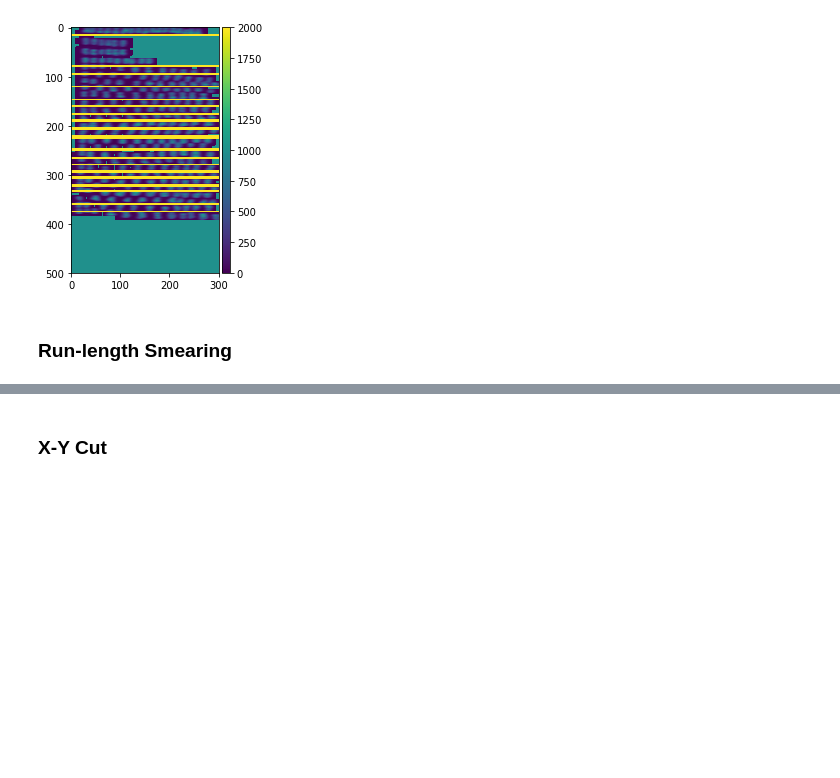
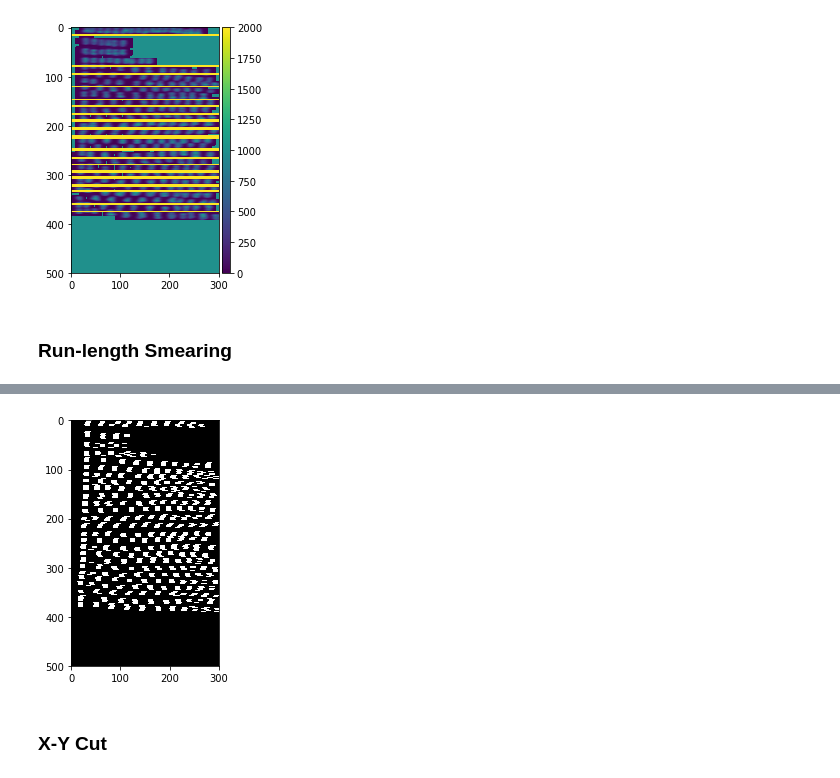
Before and after one commit to clemsciences/ohcr, a Jupyter notebook: tutorial.ipynb, the cells around one changed output, grey strips where cells are left out. Cells and saved outputs as stored; diff of their text form; code cells hidden in the pictures; blank space fills up the shorter version.

```diff
--- a/tutorial.ipynb
+++ b/tutorial.ipynb
@@ -191,3 +213,8 @@ def fill_columns(image, gap_tolerance):
+# %%
+skio.imshow(im_columns_filled % im_lines_filled)
+skio.show()
+# %% [output]
+[figure, added]
 # %% [markdown]
 ### X-Y Cut
 # %% [markdown]
```
Also changed, not shown: parts of 3 cells of this notebook.
